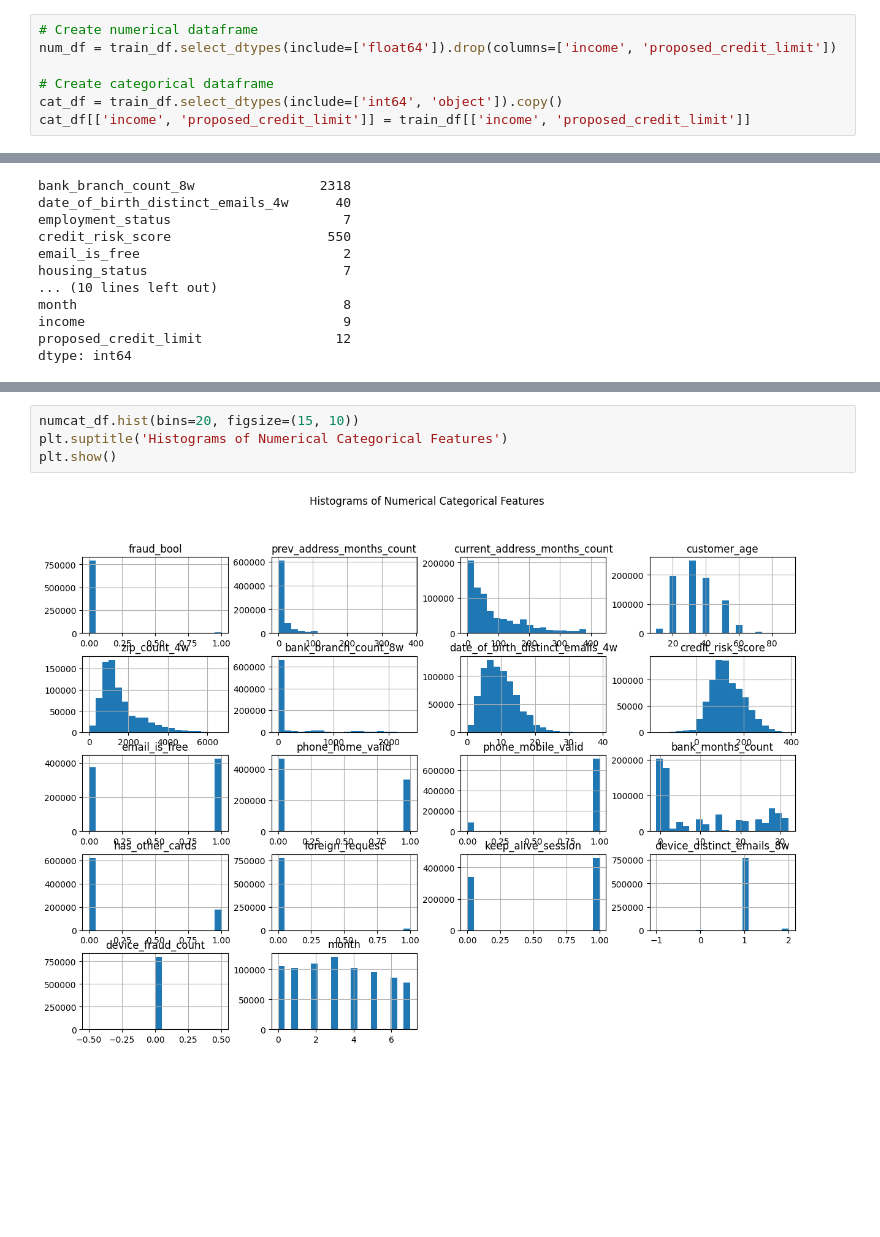
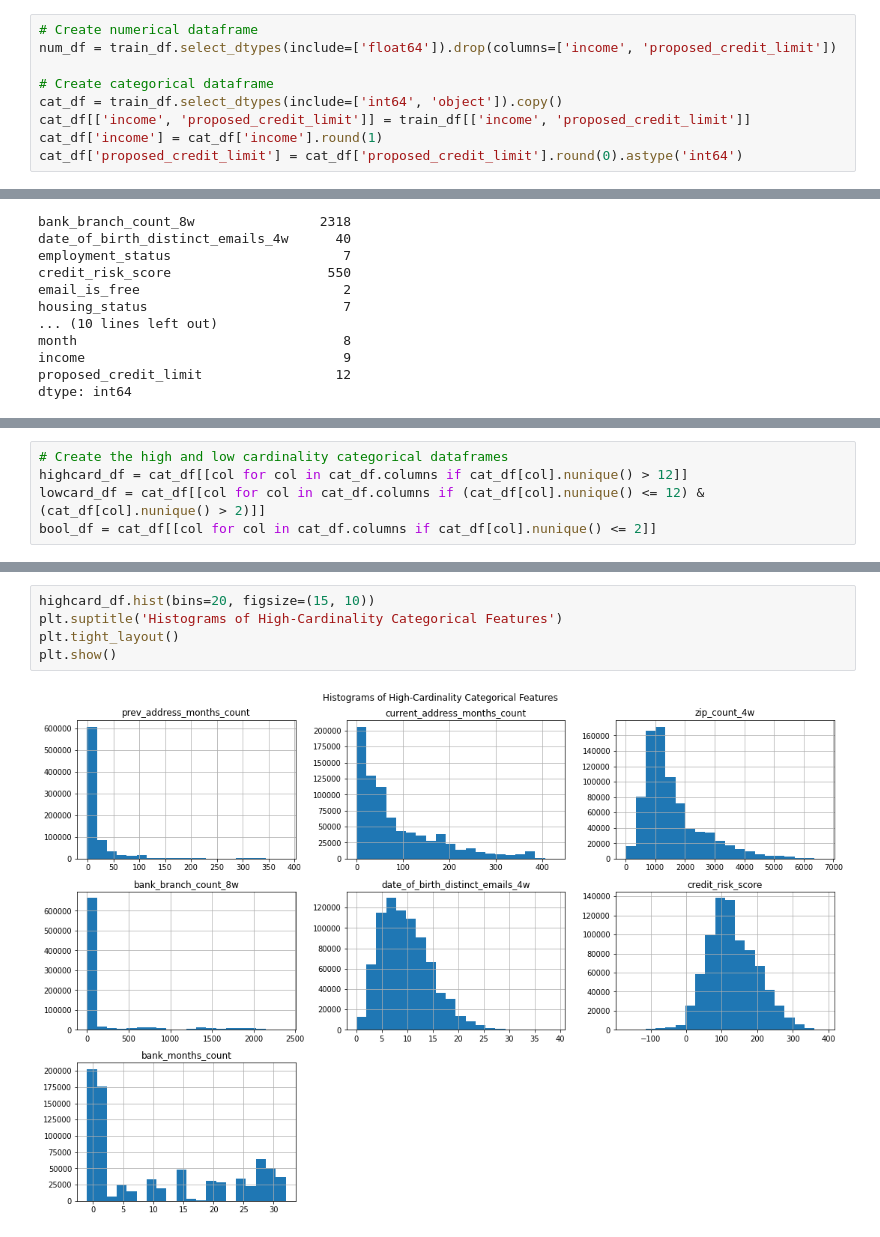
Before and after one commit to AlbinFranzen/Bank-Fraud-Detection, a Jupyter notebook: EDA.ipynb, the cells around one changed output, grey strips where cells are left out. Saved outputs shown, nothing was run; the diff lists cells and outputs as text; blank space fills up the shorter version.

```diff
--- a/EDA.ipynb
+++ b/EDA.ipynb
@@ -112,6 +112,8 @@ num_df = train_df.select_dtypes(include=['float64']).drop(columns=['income', 'pr
 # Create categorical dataframe
 cat_df = train_df.select_dtypes(include=['int64', 'object']).copy()
 cat_df[['income', 'proposed_credit_limit']] = train_df[['income', 'proposed_credit_limit']]
+cat_df['income'] = cat_df['income'].round(1)
+cat_df['proposed_credit_limit'] = cat_df['proposed_credit_limit'].round(0).astype('int64')
 # %% [markdown]
 ## 2. Exploring the features individually
 
@@ -289,0 +292,5 @@ We see that we have some categorical features with many values and which only ha
+# %%
+# Create the high and low cardinality categorical dataframes
+highcard_df = cat_df[[col for col in cat_df.columns if cat_df[col].nunique() > 12]]
+lowcard_df = cat_df[[col for col in cat_df.columns if (cat_df[col].nunique() <= 12) & (cat_df[col].nunique() > 2)]]
+bool_df = cat_df[[col for col in cat_df.columns if cat_df[col].nunique() <= 2]]
@@ -302,6 +313,7 @@ cat_df.describe()
 # %%
-numcat_df.hist(bins=20, figsize=(15, 10))
-plt.suptitle('Histograms of Numerical Categorical Features')
+highcard_df.hist(bins=20, figsize=(15, 10))
+plt.suptitle('Histograms of High-Cardinality Categorical Features')
+plt.tight_layout()
 plt.show()
 # %% [output]
-[figure, old version]
+[figure, new version]
```
Also changed, not shown: parts of 20 cells of this notebook.
